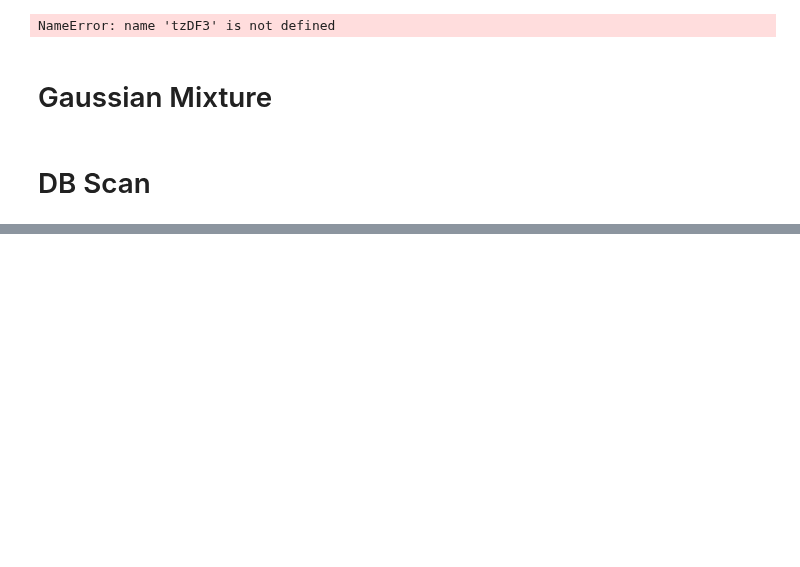
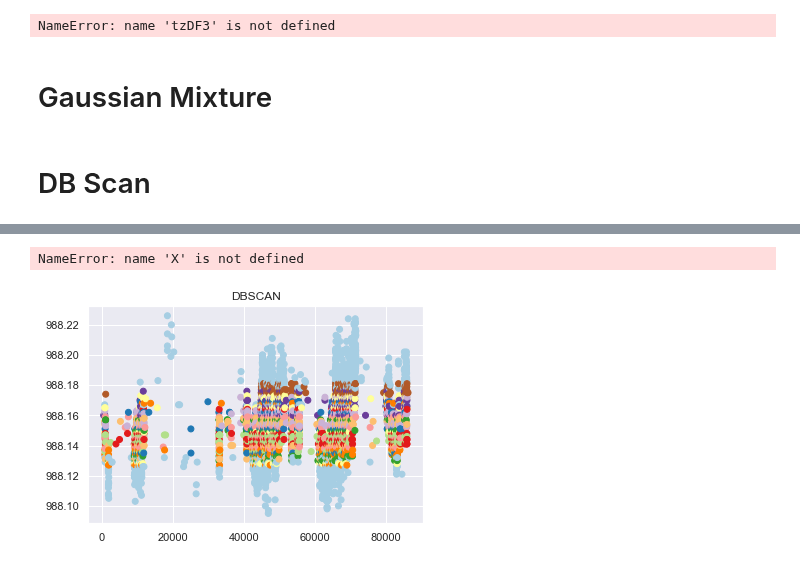
Before and after one commit to mylesm19/Volcanic_Activity_Detection, a Jupyter notebook: MM_01_Volcanic_activity_detection_and_noise_characterization_using_machine_learning.ipynb, the cells around one changed output, grey strips where cells are left out. Drawn from its saved outputs; the diff is of its cells as text; code cells hidden in the pictures; blank space fills up the shorter version.

Commit message:
Added DBSCAN algorithm

```diff
--- a/MM_01_Volcanic_activity_detection_and_noise_characterization_using_machine_learning.ipynb
+++ b/MM_01_Volcanic_activity_detection_and_noise_characterization_using_machine_learning.ipynb
@@ -908 +904,73 @@ IndexError: too many indices for array: array is 1-dimensional, but 2 were index
+# %%
+#NEAREST NEIGHBOR
+from sklearn.neighbors import NearestNeighbors
+from numpy import asarray
+from sklearn.preprocessing import MinMaxScaler
+from sklearn.cluster import DBSCAN
+import numpy as np
+
+from matplotlib import pyplot as plt
+import seaborn as sns
+sns.set()
+pre_Scale_Height = tzDF["measurements_height"].values.reshape(-1,1)
+
+scaler = MinMaxScaler()
+
+scaled = scaler.fit_transform(pre_Scale_Height)
+nbrs = NearestNeighbors(n_neighbors=3, metric='cosine').fit(scaled)
+distances, indices = nbrs.kneighbors(scaled)
+m = DBSCAN(eps=0.55408633, min_samples=4).fit(distances)
+
+#clusters = m.lables_
+
+colors = ['royalblue', 'maroon', 'forestgreen', 'mediumorchid', 'tan', 'deeppink', 'olive', 'goldenrod', 'lightcyan', 'navy']
+vectorizer = np.vectorize(lambda x: colors[x % len(colors)])
+plt.scatter(X[:,0], X[:,1], c=vectorizer(clusters))
+"""
+distances = distances[:,2]
+distances = np.sort(distances, axis=0)
+plt.plot(distances)
+plt.show()
+distances[0].max()
+indices
+# %% [output]
+NameError: name 'X' is not defined
+# %%
+from sklearn.neighbors import NearestNeighbors
+from numpy import asarray
+from sklearn.preprocessing import MinMaxScaler
+from sklearn.cluster import DBSCAN
+import numpy as np
+
+from matplotlib import pyplot as plt
+import seaborn as sns
+
+# Scaling data
+pre_Scale_Height = tzDF["measurements_height"].values.reshape(-1,1)
+
+scaler = MinMaxScaler()
+
+scaled = scaler.fit_transform(pre_Scale_Height)
+
+pre_Scale_Time = tzDF["timeconvert"].values.reshape(-1,1)
+
+scaled_Two = scaler.fit_transform(pre_Scale_Time)
+nbrs = NearestNeighbors(n_neighbors=5).fit(scaled)
+distances, indices = nbrs.kneighbors(scaled)
+
+distances = np.sort(distances, axis=0)
+distances = distances[:,4]
+#plt.ylim([-0.001, 0.005])
+#plt.xlim([5900, 6001])
+#plt.plot(distances)
+
+#ep = .001
+db = DBSCAN(eps=0.001, min_samples=50)
+db.fit(scaled)
+y_pred = db.fit_predict(scaled)
+plt.title("DBSCAN")
+plt.scatter(pre_Scale_Time,pre_Scale_Height,c=y_pred, cmap='Paired')
+plt.show()
+# %% [output]
+[figure, added]
 # %%
```
Also changed, not shown: parts of 11 cells of this notebook.
